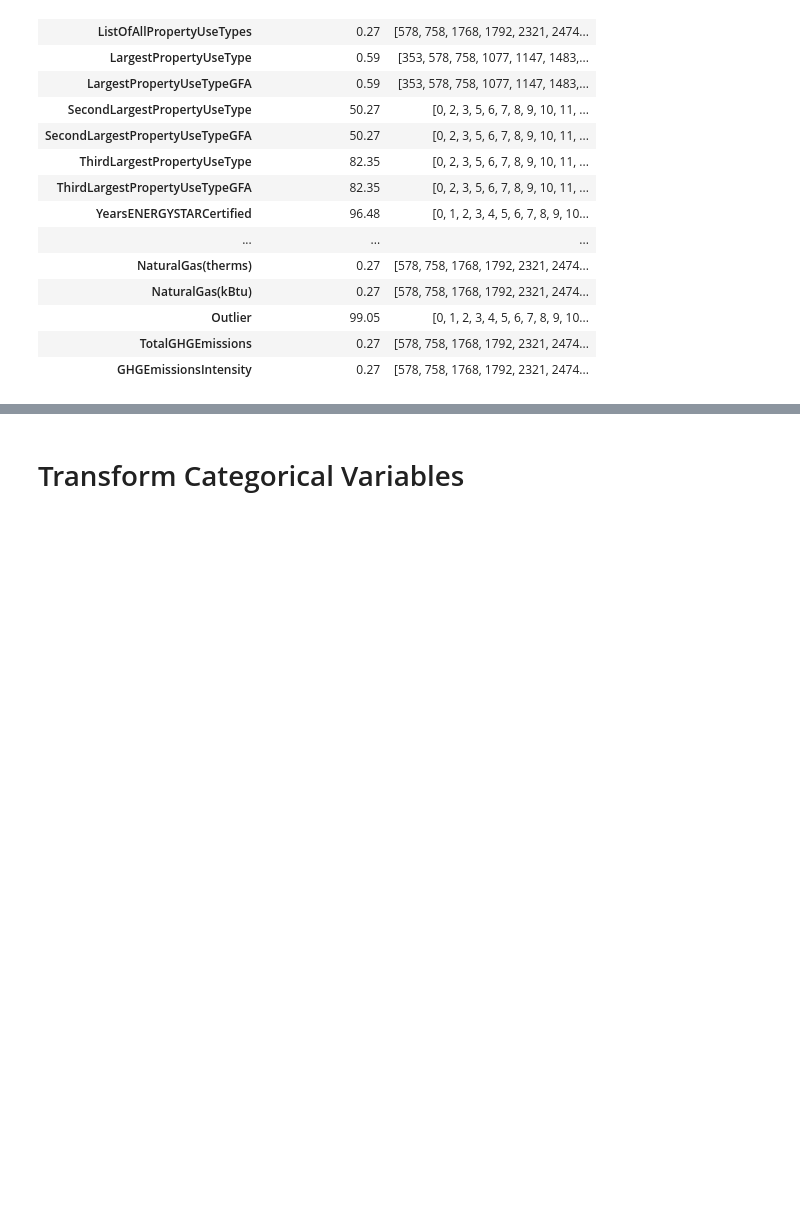
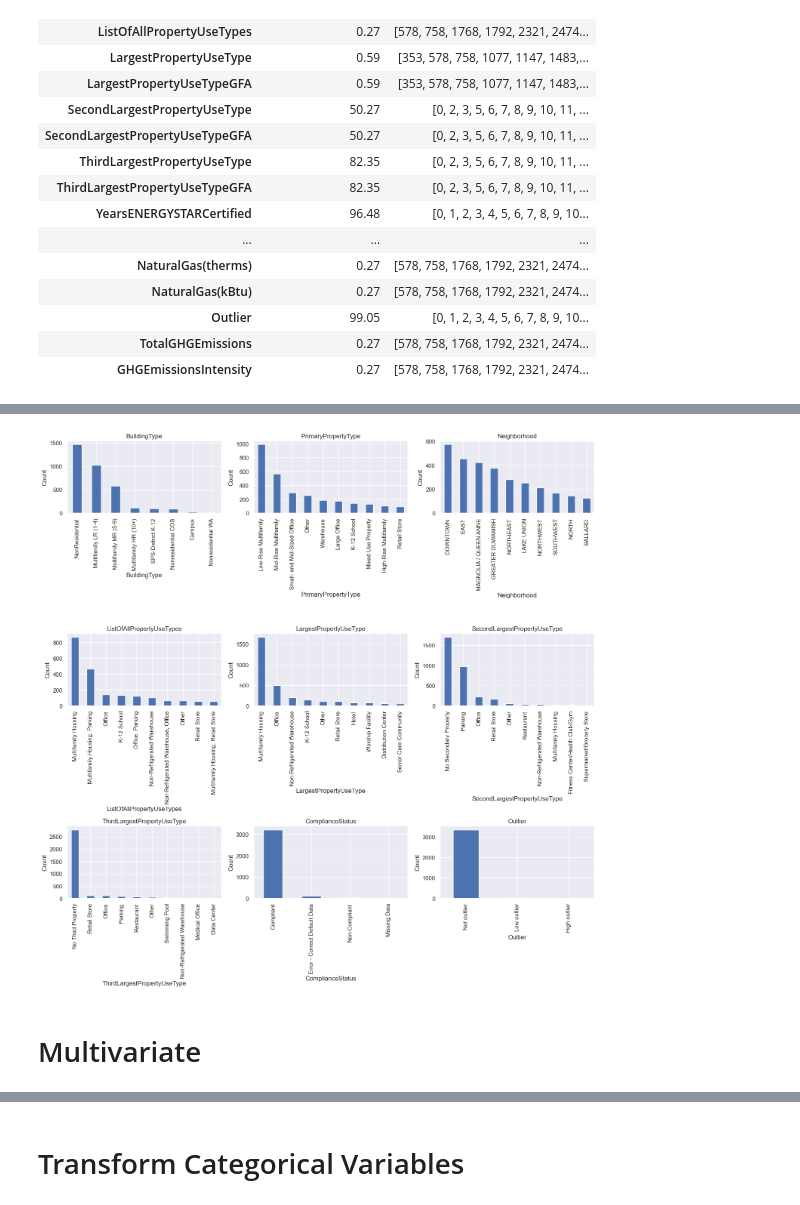
Before and after one commit to amaye15/OpenClassroom--Machine-Learning-Engineer, a Jupyter notebook: P3/P3.ipynb, the cells around one changed output, grey strips where cells are left out. Drawn from its saved outputs; the diff is of its cells as text; code cells hidden in the pictures; blank space fills up the shorter version.

```diff
--- a/P3/P3.ipynb
+++ b/P3/P3.ipynb
@@ -236,0 +427,31 @@ Y = df_no_nan["ENERGYSTARScore"].copy()
+# %%
+# Select columns with object data type from the DataFrame
+encoded_df = df.select_dtypes(include='object')
+object_cols = encoded_df.columns.to_list()
+
+# Calculate number of rows needed for subplots
+num_cols_per_row = 3
+n = len(object_cols)
+n_rows = (n + num_cols_per_row - 1) // num_cols_per_row  # Ceiling division
+
+# Create subplots
+fig, axes = plt.subplots(n_rows, num_cols_per_row, figsize=(15, n_rows * 5))
+
+# Plot the top 20 value counts for each object column
+for index, (ax, col) in enumerate(zip(axes.flatten(), object_cols)):
+    top_values = encoded_df[col].value_counts().head(10)
+    top_values.plot(kind='bar', ax=ax)
+    ax.set_title(col)
+    ax.set_ylabel('Count')
+
+# Remove empty subplots
+for i in range(n, n_rows * num_cols_per_row):
+    fig.delaxes(axes.flatten()[i])
+
+# Adjust layout and show plot
+plt.tight_layout()
+plt.show()
+# %% [output]
+[figure, added]
+# %% [markdown]
+# Multivariate
```
Also changed, not shown: parts of 31 cells of this notebook, 14 other files.
